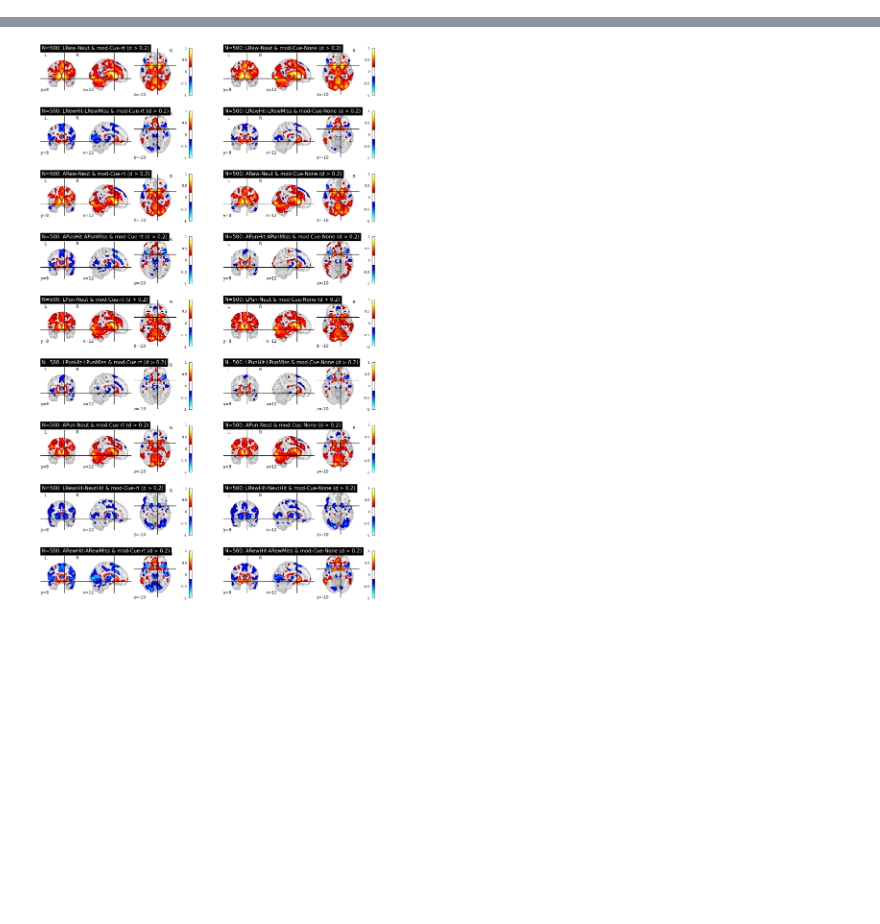
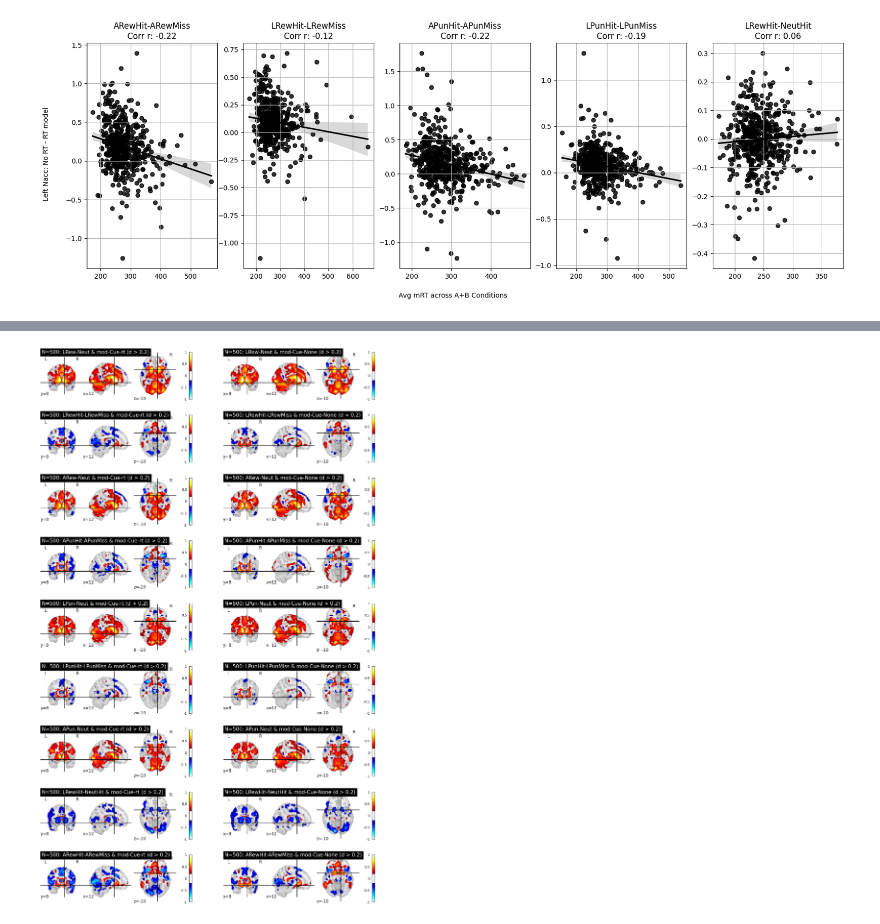
Before and after one commit to demidenm/mid_rt_bold, a Jupyter notebook: scripts/rt_mid_firstlvl.ipynb, the cells around one changed output, grey strips where cells are left out. Drawn from its saved outputs; the diff is of its cells as text; code cells hidden in the pictures; blank space fills up the shorter version.

```diff
--- a/scripts/rt_mid_firstlvl.ipynb
+++ b/scripts/rt_mid_firstlvl.ipynb
@@ -113,9 +142,9 @@ r2_avg_a_list = []
 r1_avg_b_list = []
 r2_avg_b_list = []
 
-sub_df = pd.read_csv(sub_list, sep='\t',header=None)
+ran_fixeff_dirs = [d for d in os.listdir(fix_path) if os.path.isdir(os.path.join(fix_path, d)) and d.startswith('sub-')]
 
-for sub in sub_df[0]:
+for sub in ran_fixeff_dirs:
     # create hit/miss feedback consistent with first lvl models
     r1_df = pd.read_csv(f'{beh_path}/{sub}_{session}_task-MID_run-01_events.tsv', sep='\t')
     r2_df = pd.read_csv(f'{beh_path}/{sub}_{session}_task-MID_run-02_events.tsv', sep='\t')
@@ -145,11 +174,11 @@ for sub in sub_df[0]:
             r2_avg_b = filt_r2[filt_r2['Feedback.Response'].str.endswith('_miss')]['OverallRT'].mean()
 
         elif len(contrast) <= 2:
-            r1_avg_a = filt_r1[filt_r1['Feedback.Response'] == a[0]]['OverallRT'].mean()
-            r2_avg_a = filt_r2[filt_r2['Feedback.Response'] == a[0]]['OverallRT'].mean()
+            r1_avg_a = filt_r1[filt_r1['Feedback.Response'] == contrast[0]]['OverallRT'].mean()
+            r2_avg_a = filt_r2[filt_r2['Feedback.Response'] == contrast[0]]['OverallRT'].mean()
 
-            r1_avg_b = filt_r1[filt_r1['Feedback.Response'] == a[1]]['OverallRT'].mean()
-            r2_avg_b = filt_r2[filt_r2['Feedback.Response'] == a[1]]['OverallRT'].mean()
+            r1_avg_b = filt_r1[filt_r1['Feedback.Response'] == contrast[1]]['OverallRT'].mean()
+            r2_avg_b = filt_r2[filt_r2['Feedback.Response'] == contrast[1]]['OverallRT'].mean()
 
         # Append to lists
         sub_ids.append(sub)
@@ -180,0 +210,3 @@ betas_rts_df
+# %%
+betas_df = pd.read_csv(f'{out_path}/subs_betas-rts.csv', sep=',')
+len(betas_df)
@@ -180,0 +220,28 @@ betas_rts_df
+# %%
+# create varibles plot 1
+betas_df['leftnac_diffmods'] = betas_df['left_none_rt'] - betas_df['left_rt_mod']
+betas_df['rightnac_diffmods'] = betas_df['right_none_rt'] - betas_df['right_rt_mod']
+betas_df['mrt_ab'] = (betas_df['r1_avg_a'] + betas_df['r2_avg_a'] +  betas_df['r1_avg_b'] + betas_df['r2_avg_b'])/4
+# %%
+fig, axes = plt.subplots(1, 5, figsize=(20, 6))
+roi_lab = 'leftnac_diffmods'
+for i, (label, contrast) in enumerate(fb_contrasts.items()):
+     # constrain Feedback cues to elements used in contrast
+    contrast_subset = betas_df[betas_df['contrast'] == label]
+    corr_val = contrast_subset[['mrt_ab',roi_lab]].corr()[roi_lab]
+
+    # Plot in the corresponding subplot
+    sns.regplot(data=contrast_subset, x='mrt_ab', y=roi_lab, color='black', ax=axes[i])
+
+    # Set title, labels, and add correlation coefficient to the plot
+    axes[i].set_title(f'{label}\nCorr r: {round(corr_val[0], 2)}')
+    axes[i].set_xlabel('')
+    axes[i].set_ylabel('')
+    axes[i].grid(True)
+
+# Add common x and y labels
+fig.text(0.5, 0.01, 'Avg mRT across A+B Conditions', ha='center')
+fig.text(0.08, 0.5, 'Left Nacc: No RT - RT model', va='center', rotation='vertical')
+plt.show()
+# %% [output]
+[figure, added]
```
Also changed, not shown: parts of 37 cells of this notebook.
